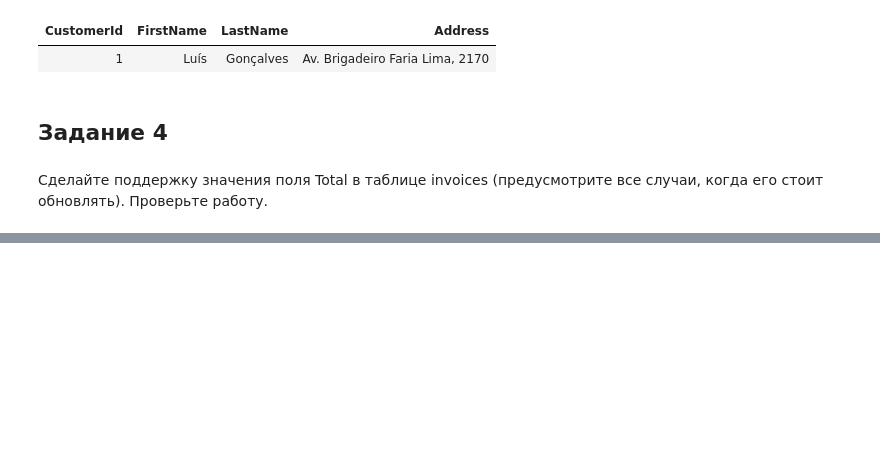
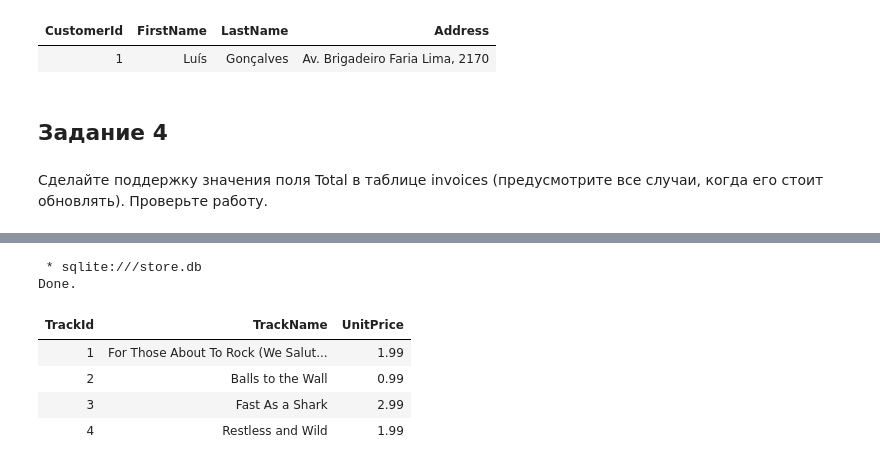
Before and after one commit to DianaR07/programming_tasks, a Jupyter notebook: Практики/Лабораторная 2/Лабораторная_2.ipynb, the cells around one changed output, grey strips where cells are left out. Drawn from its saved outputs; the diff is of its cells as text; code cells hidden in the pictures; blank space fills up the shorter version.

```diff
--- a/Практики/Лабораторная 2/Лабораторная_2.ipynb
+++ b/Практики/Лабораторная 2/Лабораторная_2.ipynb
@@ -272,0 +367,16 @@ Done.
+# %%
+%%sql
+SELECT
+    TrackId,
+    Name AS TrackName,
+    UnitPrice
+FROM tracks
+WHERE TrackId IN (1, 2, 3, 4);
+# %% [output]
+ * sqlite:///store.db
+Done.
+| TrackId | TrackName | UnitPrice |
+| 1 | For Those About To Rock (We Salut... | 1.99 |
+| 2 | Balls to the Wall | 0.99 |
+| 3 | Fast As a Shark | 2.99 |
+| 4 | Restless and Wild | 1.99 |
```
Also changed, not shown: parts of 11 cells of this notebook.
